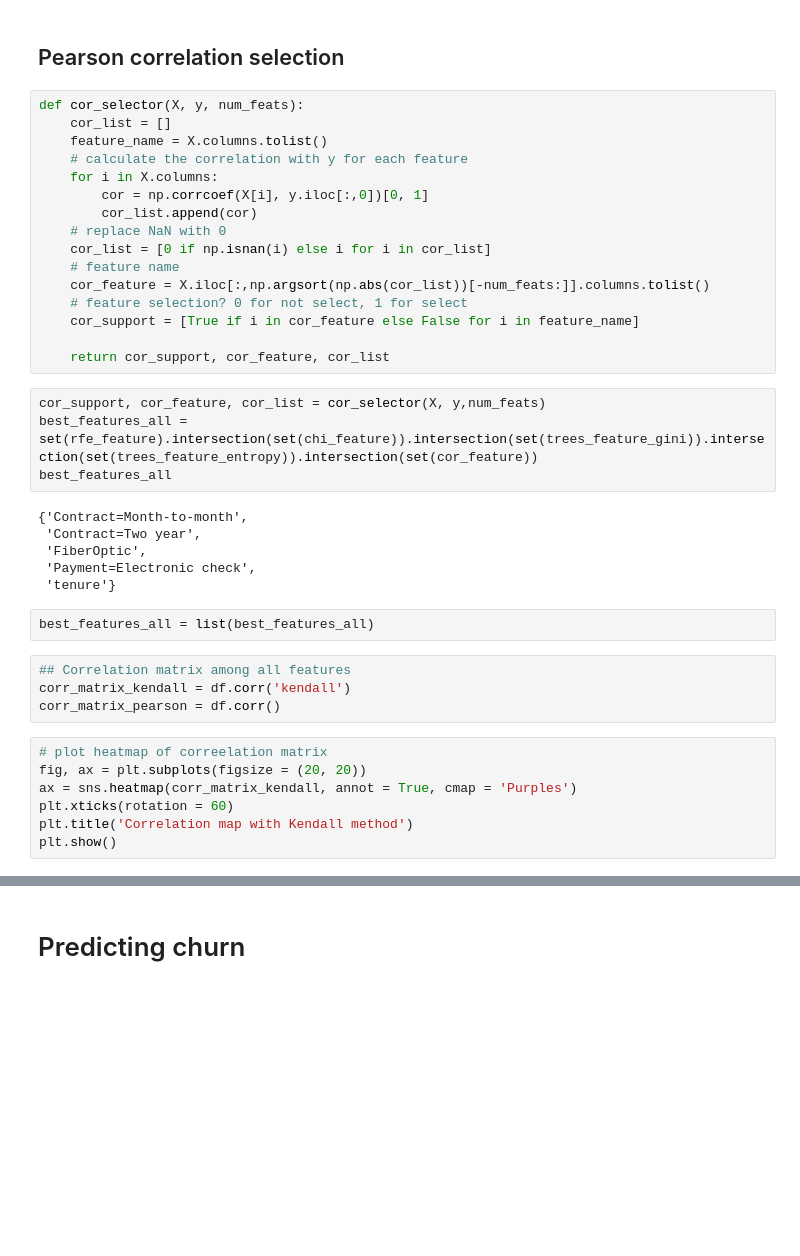
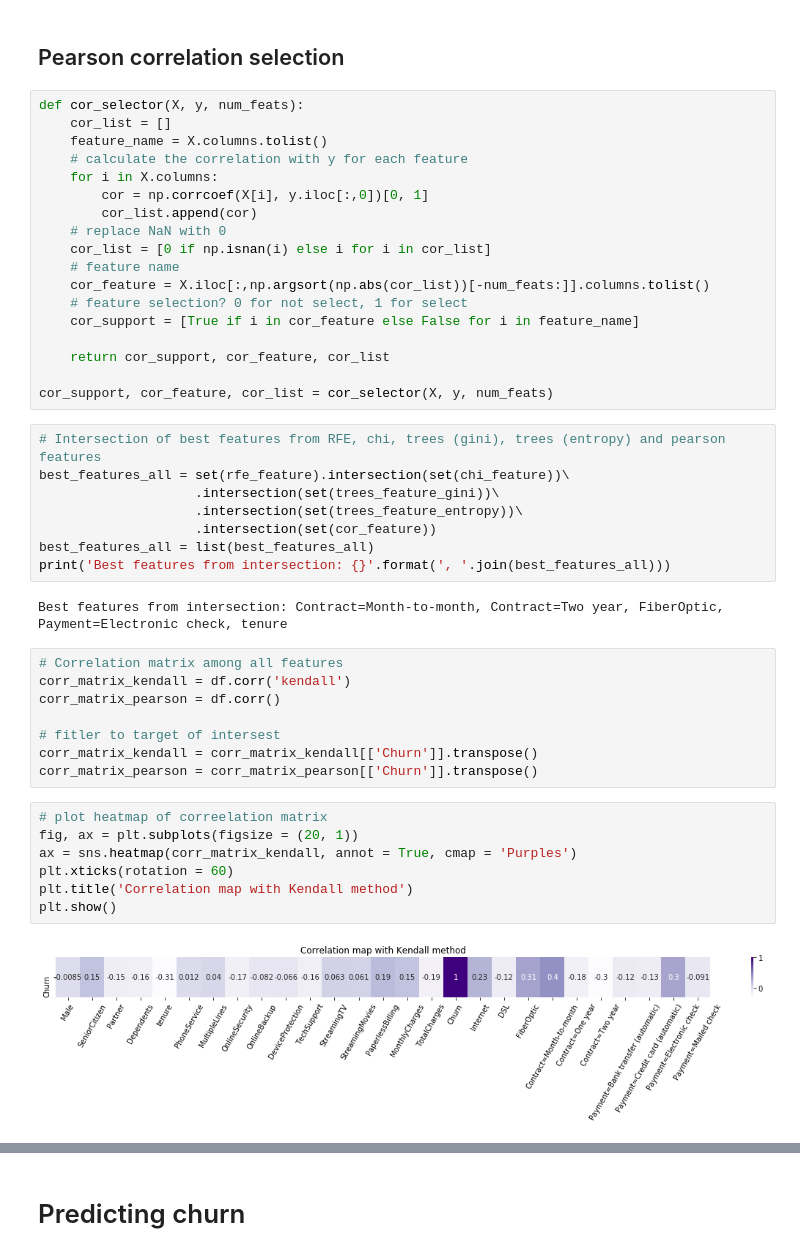
Before and after one commit to wvmrtn/data-science-in-practice, a Jupyter notebook: PS2/PS2.ipynb, the cells around one changed output, grey strips where cells are left out. Cells and saved outputs as stored; diff of their text form; blank space fills up the shorter version.

```diff
--- a/PS2/PS2.ipynb
+++ b/PS2/PS2.ipynb
@@ -287,28 +286,34 @@ def cor_selector(X, y, num_feats):
     cor_support = [True if i in cor_feature else False for i in feature_name]
 
     return cor_support, cor_feature, cor_list
+
+cor_support, cor_feature, cor_list = cor_selector(X, y, num_feats)
 # %%
-cor_support, cor_feature, cor_list = cor_selector(X, y,num_feats)
-best_features_all = set(rfe_feature).intersection(set(chi_feature)).intersection(set(trees_feature_gini)).intersection(set(trees_feature_entropy)).intersection(set(cor_feature))
-best_features_all
+# Intersection of best features from RFE, chi, trees (gini), trees (entropy) and pearson features
+best_features_all = set(rfe_feature).intersection(set(chi_feature))\
+                    .intersection(set(trees_feature_gini))\
+                    .intersection(set(trees_feature_entropy))\
+                    .intersection(set(cor_feature))
+best_features_all = list(best_features_all)
+print('Best features from intersection: {}'.format(', '.join(best_features_all)))
 # %% [output]
-{'Contract=Month-to-month',
- 'Contract=Two year',
- 'FiberOptic',
- 'Payment=Electronic check',
- 'tenure'}
+Best features from intersection: Contract=Month-to-month, Contract=Two year, FiberOptic, Payment=Electronic check, tenure
-# %%
-best_features_all = list(best_features_all)
 # %%
-## Correlation matrix among all features
+# Correlation matrix among all features
 corr_matrix_kendall = df.corr('kendall')
 corr_matrix_pearson = df.corr()
+
+# fitler to target of intersest
+corr_matrix_kendall = corr_matrix_kendall[['Churn']].transpose()
+corr_matrix_pearson = corr_matrix_pearson[['Churn']].transpose()
 # %%
 # plot heatmap of correelation matrix
-fig, ax = plt.subplots(figsize = (20, 20))
+fig, ax = plt.subplots(figsize = (20, 1))
 ax = sns.heatmap(corr_matrix_kendall, annot = True, cmap = 'Purples')
 plt.xticks(rotation = 60)
 plt.title('Correlation map with Kendall method')
 plt.show()
+# %% [output]
+[figure, added]
 # %%
 # plot heatmap of correelation matrix
```
Also changed, not shown: parts of 31 cells of this notebook, 1 other file.
